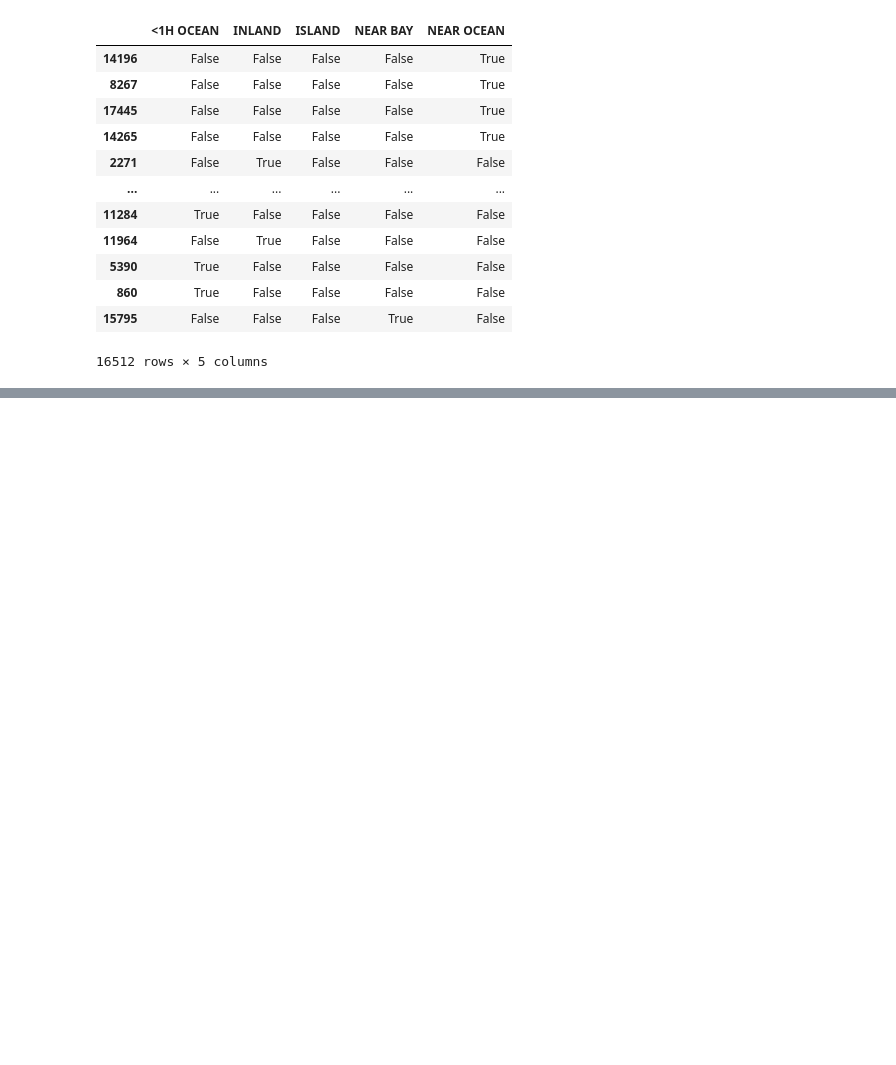
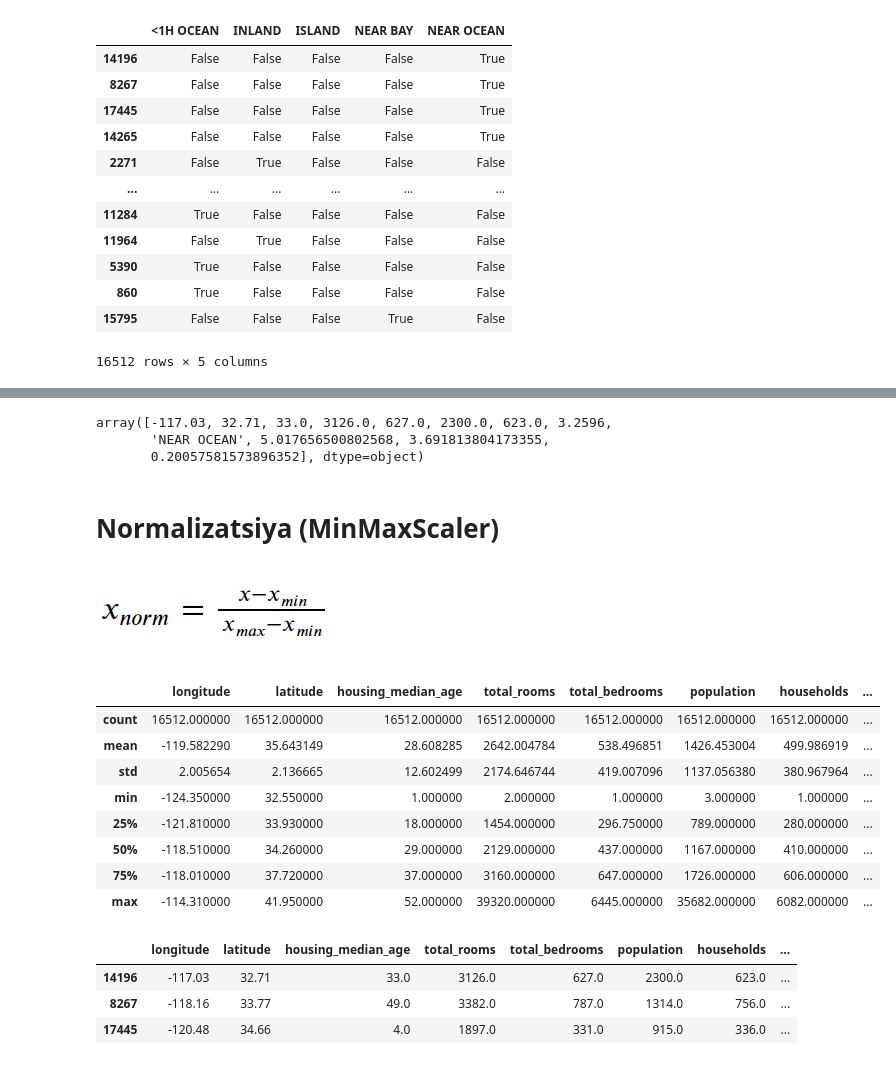
Before and after one commit to ulubeykhuja/mohir_dev_lessons, a Jupyter notebook: MLga_tayyorlash_uzim.ipynb, the cells around one changed output, grey strips where cells are left out. Cells and saved outputs as stored; diff of their text form; code cells hidden in the pictures; blank space fills up the shorter version.

```diff
--- a/MLga_tayyorlash_uzim.ipynb
+++ b/MLga_tayyorlash_uzim.ipynb
@@ -245,0 +278,29 @@ housing_onehot
+# %%
+housing_extra_attribs[0, :]
+# %% [output]
+array([-117.03, 32.71, 33.0, 3126.0, 627.0, 2300.0, 623.0, 3.2596,
+       'NEAR OCEAN', 5.017656500802568, 3.691813804173355,
+       0.20057581573896352], dtype=object)
+# %% [markdown]
+# **Normalizatsiya (MinMaxScaler)**
+# %% [markdown]
+![image.png](embedded-picture-1)
+# %%
+housing_num.describe()
+# %% [output]
+|  | longitude | latitude | housing_median_age | total_rooms | total_bedrooms | population | households | ... |
+| count | 16512.000000 | 16512.000000 | 16512.000000 | 16512.000000 | 16512.000000 | 16512.000000 | 16512.000000 | ... |
+| mean | -119.582290 | 35.643149 | 28.608285 | 2642.004784 | 538.496851 | 1426.453004 | 499.986919 | ... |
+| std | 2.005654 | 2.136665 | 12.602499 | 2174.646744 | 419.007096 | 1137.056380 | 380.967964 | ... |
+| min | -124.350000 | 32.550000 | 1.000000 | 2.000000 | 1.000000 | 3.000000 | 1.000000 | ... |
+| 25% | -121.810000 | 33.930000 | 18.000000 | 1454.000000 | 296.750000 | 789.000000 | 280.000000 | ... |
+| 50% | -118.510000 | 34.260000 | 29.000000 | 2129.000000 | 437.000000 | 1167.000000 | 410.000000 | ... |
+| 75% | -118.010000 | 37.720000 | 37.000000 | 3160.000000 | 647.000000 | 1726.000000 | 606.000000 | ... |
+| max | -114.310000 | 41.950000 | 52.000000 | 39320.000000 | 6445.000000 | 35682.000000 | 6082.000000 | ... |
+# %%
+housing_num.head(3)
+# %% [output]
+|  | longitude | latitude | housing_median_age | total_rooms | total_bedrooms | population | households | ... |
+| 14196 | -117.03 | 32.71 | 33.0 | 3126.0 | 627.0 | 2300.0 | 623.0 | ... |
+| 8267 | -118.16 | 33.77 | 49.0 | 3382.0 | 787.0 | 1314.0 | 756.0 | ... |
+| 17445 | -120.48 | 34.66 | 4.0 | 1897.0 | 331.0 | 915.0 | 336.0 | ... |
```
Also changed, not shown: parts of 10 cells of this notebook.
